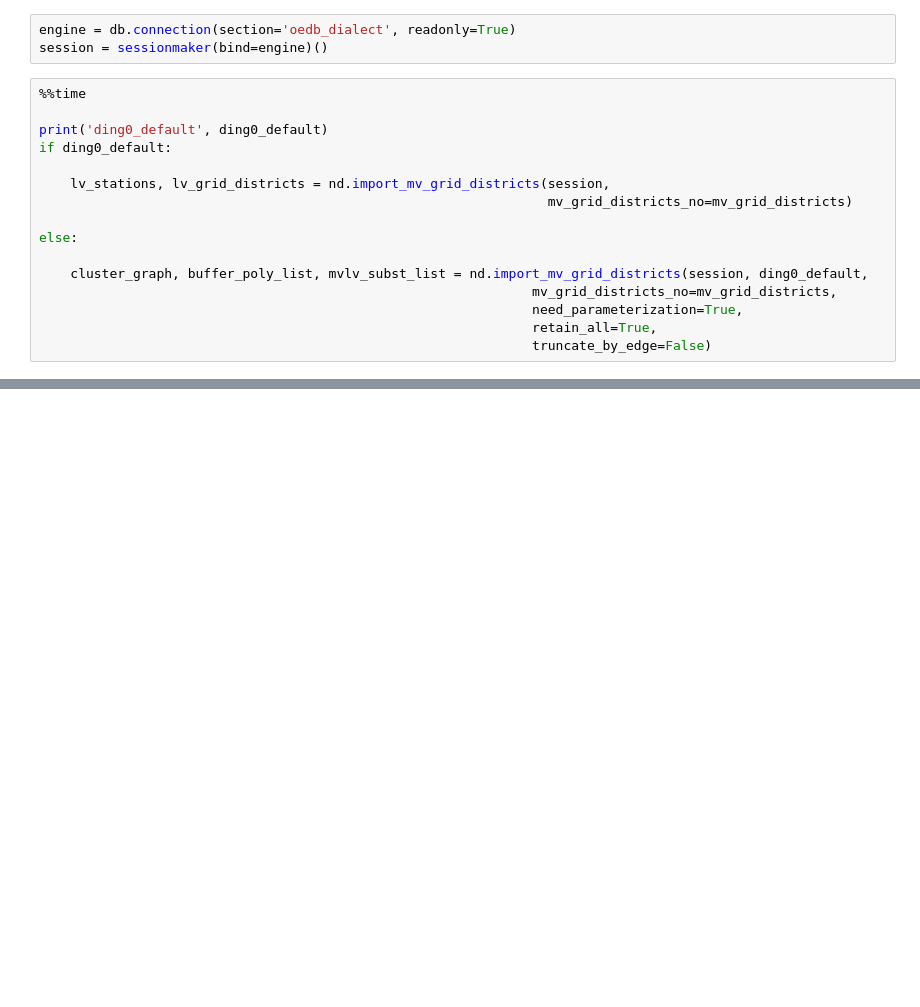
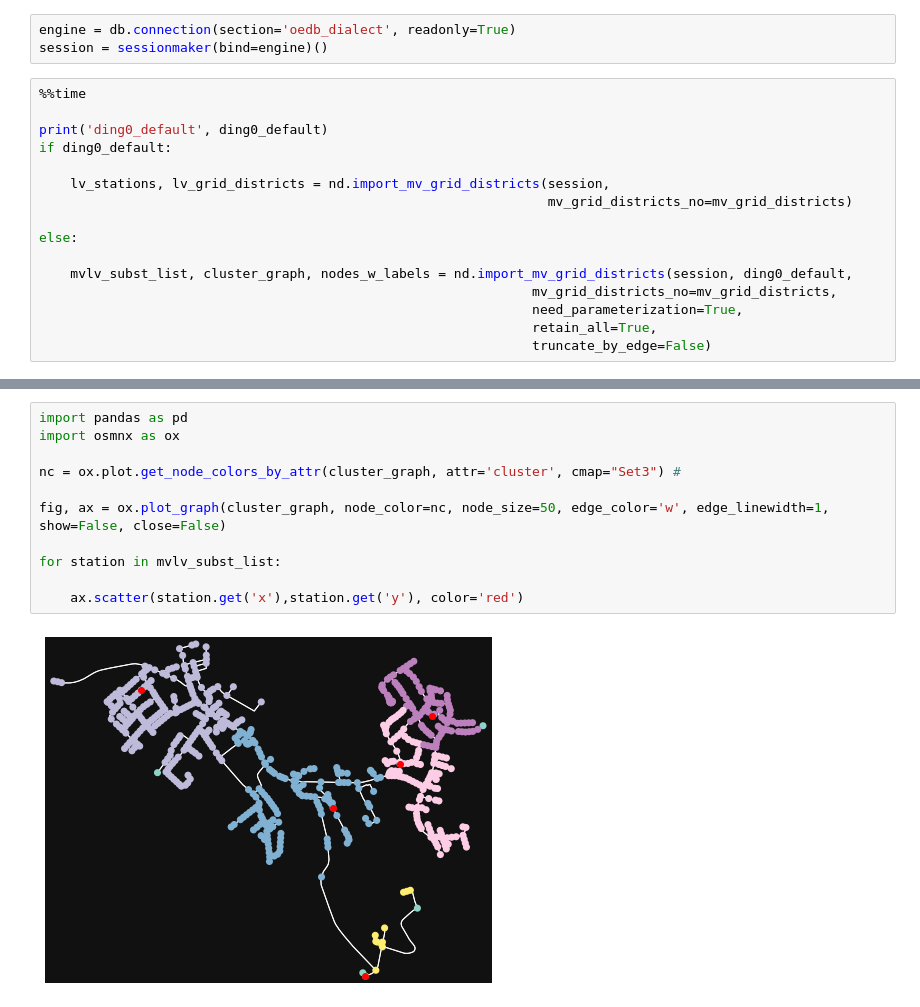
Before and after one commit to openego/ding0, a Jupyter notebook: ding0/lv_grid_testing-09.22.ipynb, the cells around one changed output, grey strips where cells are left out. Cells and saved outputs as stored; diff of their text form; blank space fills up the shorter version.

```diff
--- a/ding0/lv_grid_testing-09.22.ipynb
+++ b/ding0/lv_grid_testing-09.22.ipynb
@@ -44,7 +44,7 @@ if ding0_default:
 
 else:
 
-    cluster_graph, buffer_poly_list, mvlv_subst_list = nd.import_mv_grid_districts(session, ding0_default,
+    mvlv_subst_list, cluster_graph, nodes_w_labels = nd.import_mv_grid_districts(session, ding0_default,
                                                                mv_grid_districts_no=mv_grid_districts,
                                                                need_parameterization=True,
                                                                retain_all=True,
@@ -62,3 +64,16 @@ Wall time: 6.23 s
+# %%
+import pandas as pd
+import osmnx as ox
+
+nc = ox.plot.get_node_colors_by_attr(cluster_graph, attr='cluster', cmap="Set3") #
+
+fig, ax = ox.plot_graph(cluster_graph, node_color=nc, node_size=50, edge_color='w', edge_linewidth=1, show=False, close=False)
+
+for station in mvlv_subst_list:
+
+    ax.scatter(station.get('x'),station.get('y'), color='red')
+# %% [output]
+[figure, added]
 # %%
 import osmnx as ox
 
```
Also changed, not shown: parts of 4 cells of this notebook, 3 other files.
